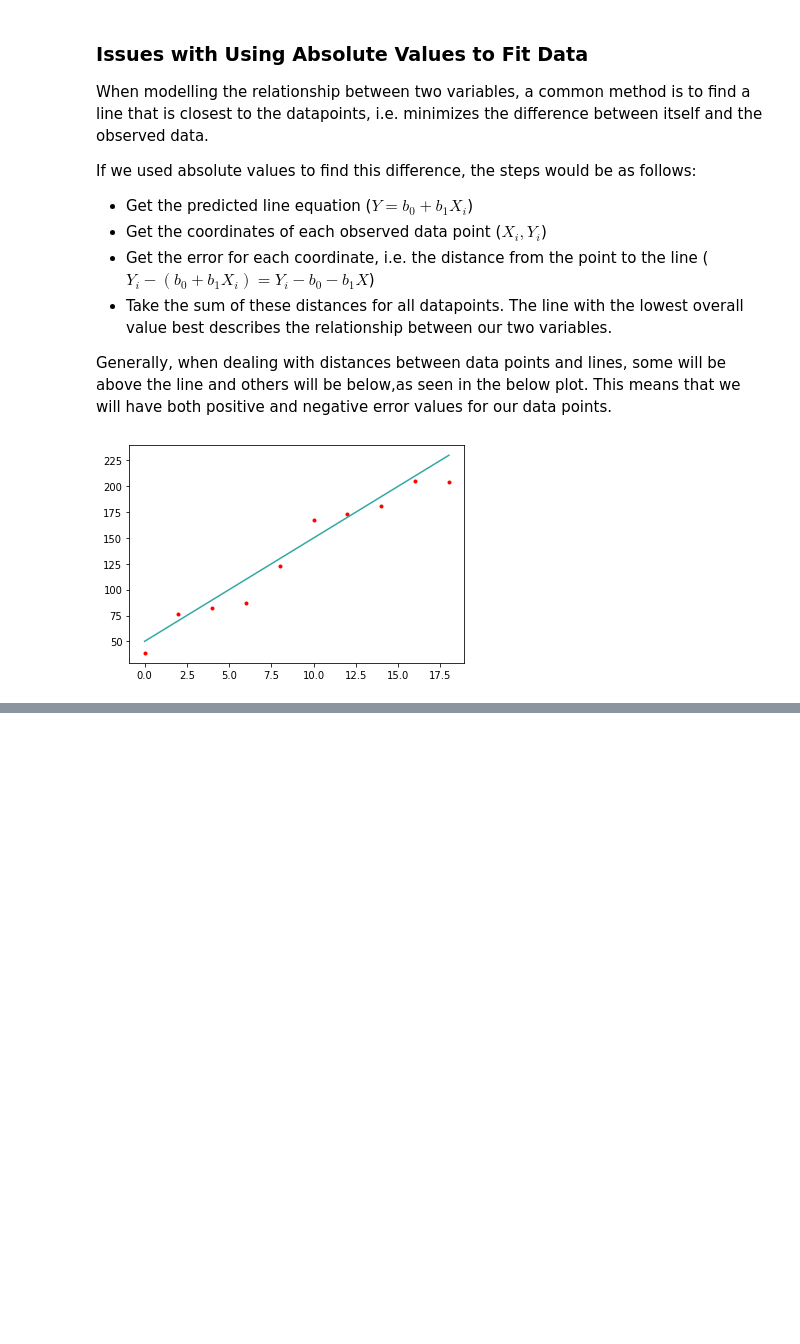
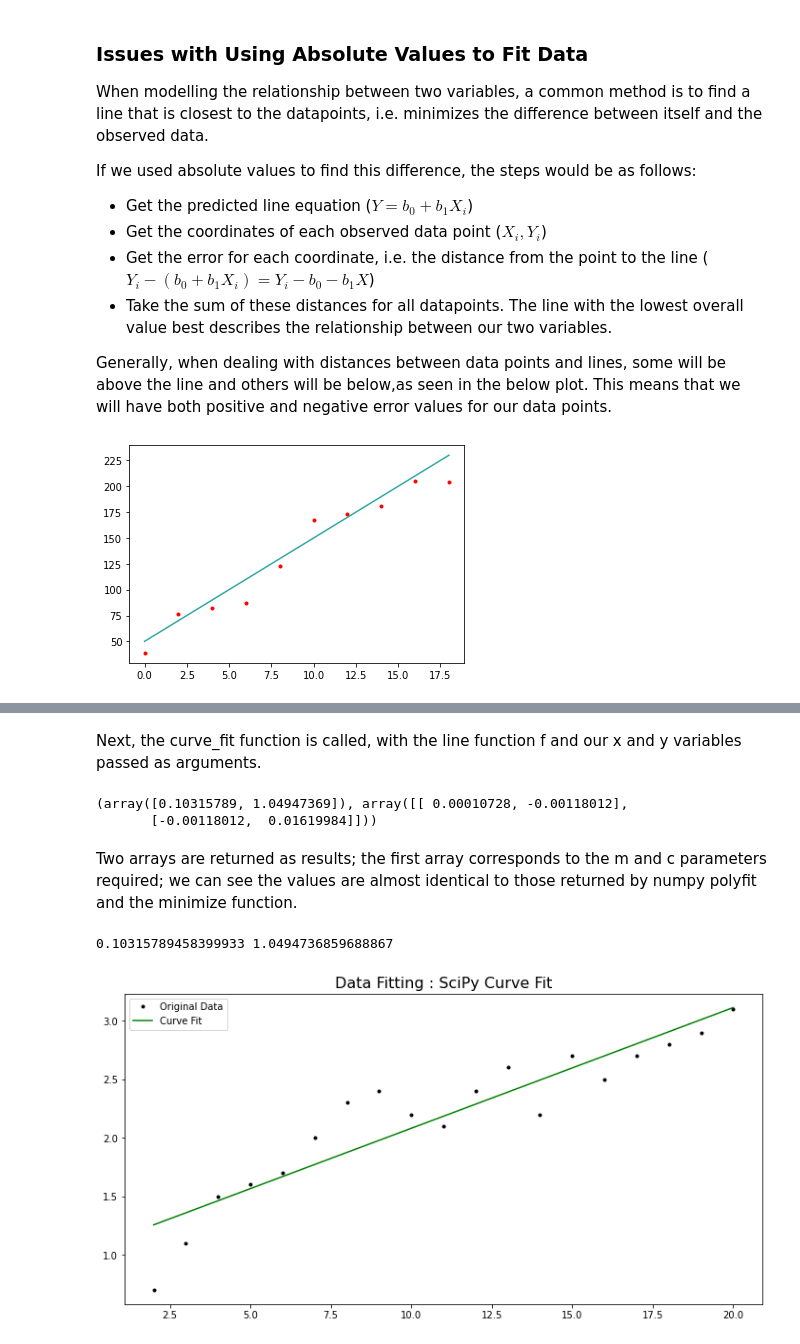
Before and after one commit to katemcg93/ML_Stats, a Jupyter notebook: Topic 2 - Models.ipynb, the cells around one changed output, grey strips where cells are left out. Saved outputs shown, nothing was run; the diff lists cells and outputs as text; code cells hidden in the pictures; blank space fills up the shorter version.

```diff
--- a/Topic 2 - Models.ipynb
+++ b/Topic 2 - Models.ipynb
@@ -132,0 +246,29 @@ Minimizing a formula using differentiation involves taking the first derivative
+# %%
+##Line function
+
+def f(m,x,c):
+    return m*x+c
+# %% [markdown]
+Next, the curve_fit function is called, with the line function f and our x and y variables passed as arguments.
+# %%
+result = so.curve_fit(f,x,y)
+print(result)
+# %% [output]
+(array([0.10315789, 1.04947369]), array([[ 0.00010728, -0.00118012],
+       [-0.00118012,  0.01619984]]))
+# %% [markdown]
+Two arrays are returned as results; the first array corresponds to the m and c parameters required; we can see the values are almost identical to those returned by numpy polyfit and the minimize function.
+# %%
+curve_m, curve_c = result[0]
+print(curve_m, curve_c)
+# %% [output]
+0.10315789458399933 1.0494736859688867
+# %%
+fig, ax = plt.subplots(figsize = (12,6))
+ax.plot(x,y, 'k.', label = "Original Data")
+ax.plot(x, curve_m * x + curve_c, 'g-', label = "Curve Fit")
+ax.set_title("Data Fitting : SciPy Curve Fit", fontsize = 16)
+plt.legend()
+plt.show()
+# %% [output]
+[figure, added]
```
Also changed, not shown: parts of 20 cells of this notebook.
